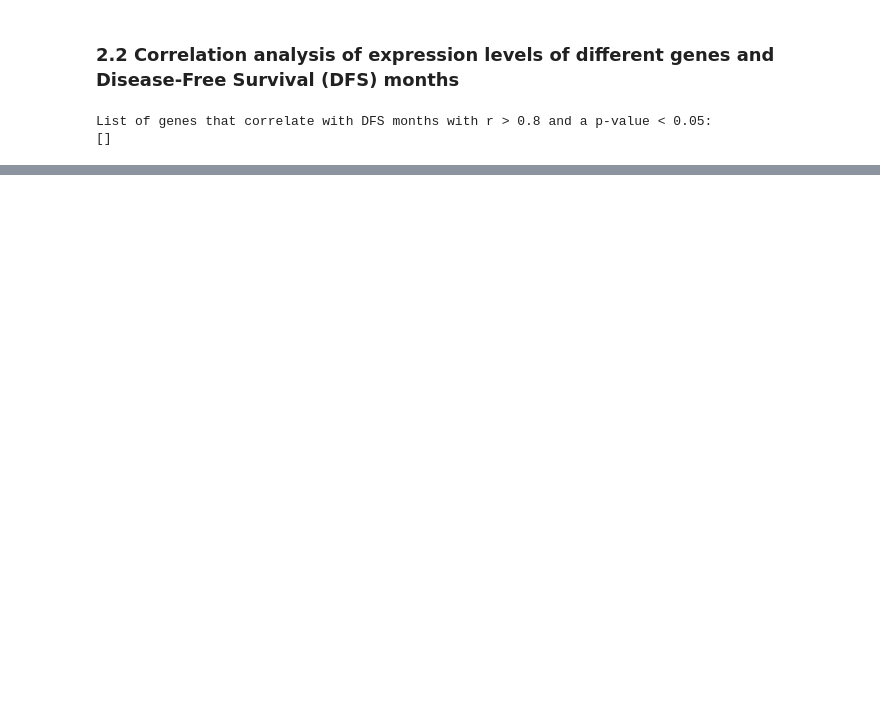
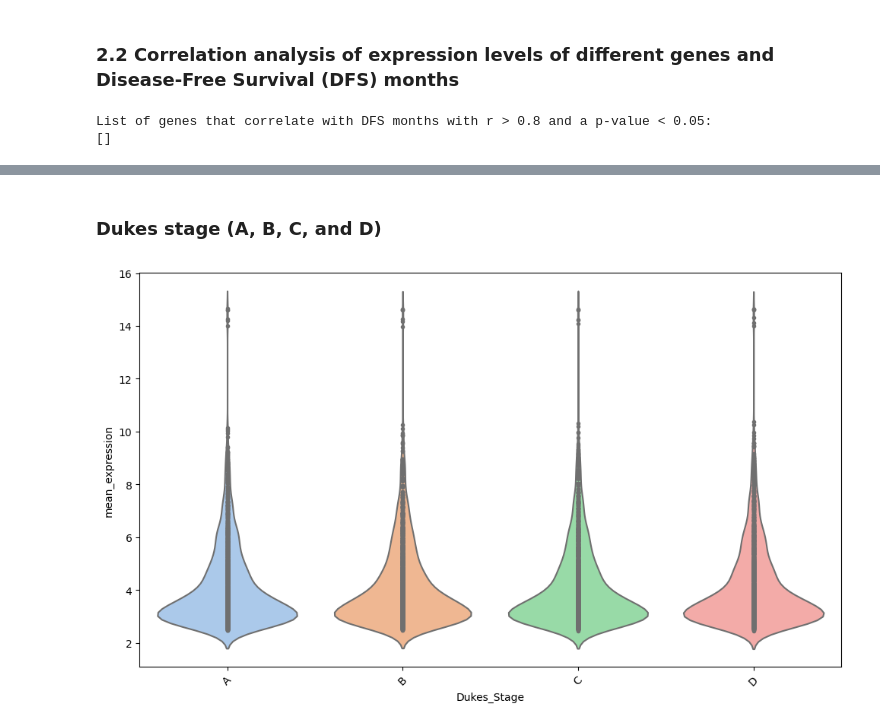
Before and after one commit to chira-ploy/CRC-DataViz-EDA, a Jupyter notebook: MergeData_Analysis.ipynb, the cells around one changed output, grey strips where cells are left out. Cells and saved outputs as stored; diff of their text form; code cells hidden in the pictures; blank space fills up the shorter version.

```diff
--- a/MergeData_Analysis.ipynb
+++ b/MergeData_Analysis.ipynb
@@ -241,0 +190,6 @@ sns.violinplot(data=df_merge_working, x="Location", y="1553569_at")
+# %% [markdown]
+### Dukes stage (A, B, C, and D)
+# %%
+ meanGeneEx_distribution(df_merge_working, 'Dukes_Stage', 2)
+# %% [output]
+[figure, added]
```
Also changed, not shown: parts of 21 cells of this notebook.
